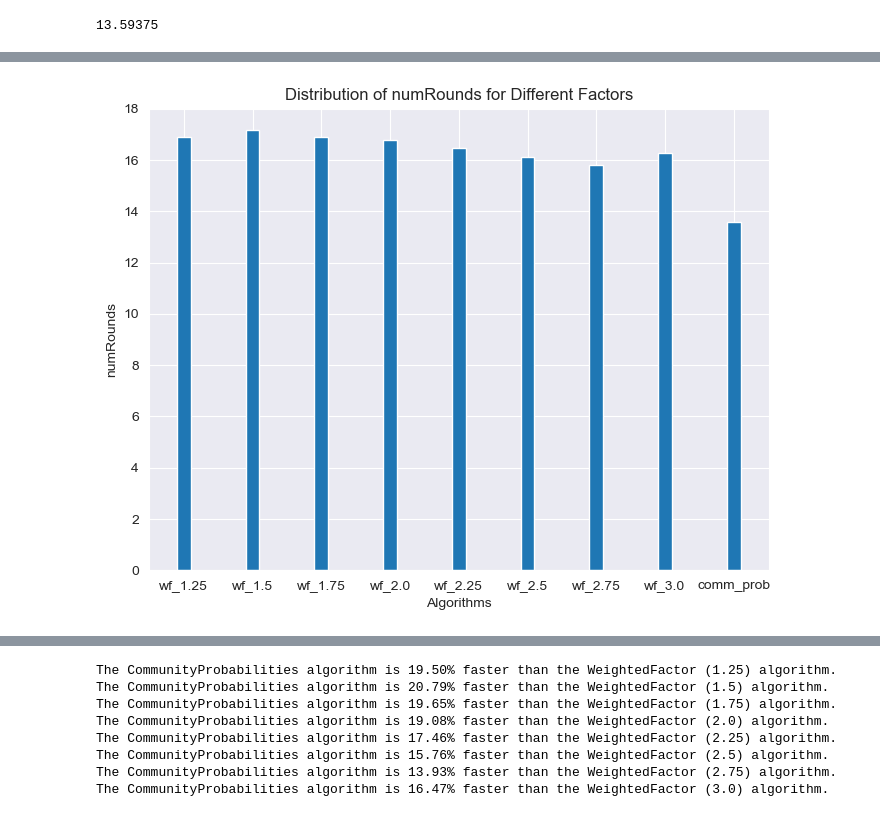
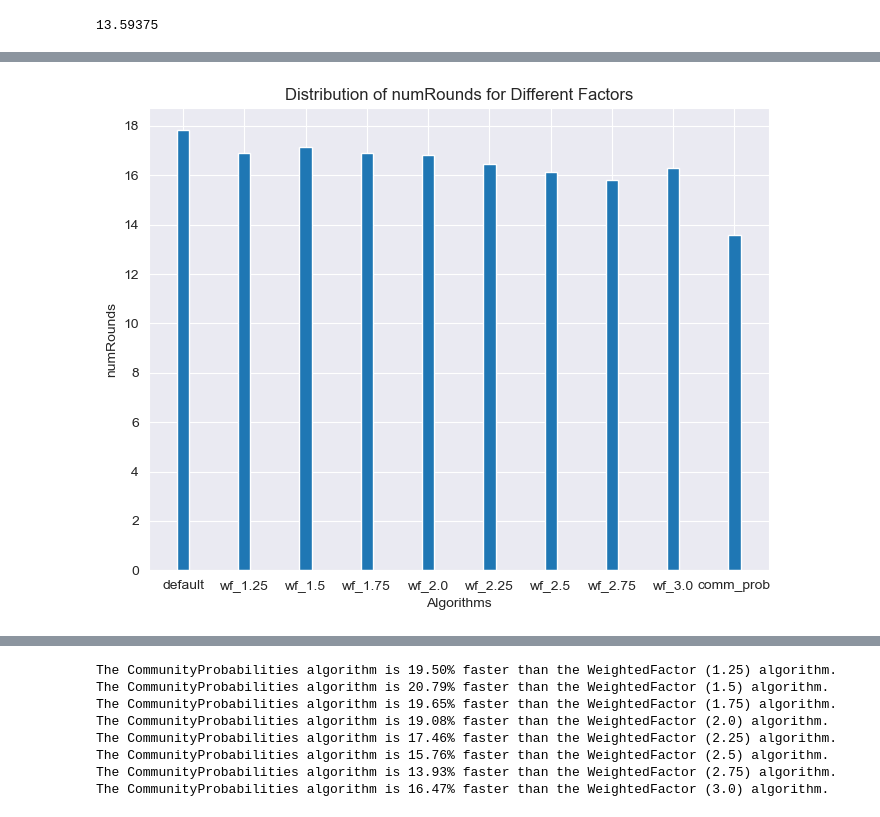
Before and after one commit to xwoodpecker/GossipingSimulation, a Jupyter notebook: evaluation/evaluation_high_mod.ipynb, the cells around one changed output, grey strips where cells are left out. Cells and saved outputs as stored; diff of their text form; code cells hidden in the pictures.

```diff
--- a/evaluation/evaluation_high_mod.ipynb
+++ b/evaluation/evaluation_high_mod.ipynb
@@ -167,0 +186,3 @@ for idx, group_key in enumerate(sorted_keys):
+# %%
+df_default_mean = df_default['numRounds'].mean()
+df_default_mean
@@ -188,5 +211,7 @@ Name: numRounds, dtype: float64
 algorithm_means = weighted_factor_mean.copy()
 algorithm_means.index = ['wf_' + str(idx) for idx in algorithm_means.index]
 algorithm_means['comm_prob'] = df_community_probabilities_mean
+algorithm_means = algorithm_means.to_frame()
+algorithm_means.index.name = 'algorithm'
 algorithm_means
 # %% [output]
@@ -202,0 +229,5 @@ Name: numRounds, dtype: float64
+# %%
+default_series = pd.Series(df_default_mean, index=['default'])
+default_series.index.name = 'algorithm'
+default_data = default_series.to_frame(name='numRounds')
+default_data
@@ -202,0 +238,3 @@ Name: numRounds, dtype: float64
+# %%
+algorithm_means = pd.concat([default_data, algorithm_means])
+algorithm_means
@@ -203,22 +254,22 @@ Name: numRounds, dtype: float64
 # %%
-factors = [str(idx) for idx in algorithm_means.index]
-numRounds = algorithm_means.values
+factors = algorithm_means.index
+numRounds = algorithm_means.numRounds
 
 plt.figure(figsize=(8, 6))
 # Adjust the width of the bars here
 bar_width = 0.2
 plt.bar(factors, numRounds, width=bar_width)
 plt.xlabel('Algorithms')
 plt.ylabel('numRounds')
 plt.title('Distribution of numRounds for Different Factors')
 
 # Adjust y-axis tick values and spacing
 max_num_rounds = int(max(numRounds))
 plt.yticks(range(0, max_num_rounds+2 , 2))
 
 plt.show()
 # %% [output]
-[figure, old version]
+[figure, new version]
 # %%
 def print_performance_difference(df1, df2, text1, text2):
     # Calculate the total number of rounds for the two dataframes
```
Also changed, not shown: parts of 13 cells of this notebook, 4 other files.
